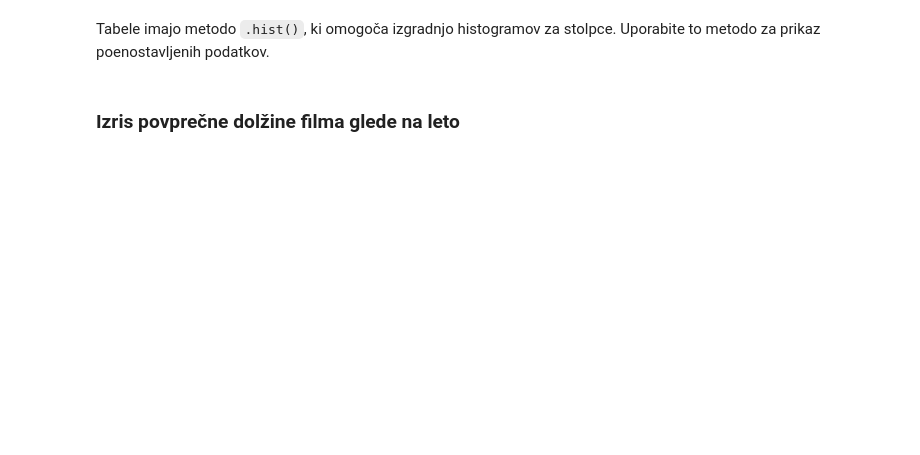
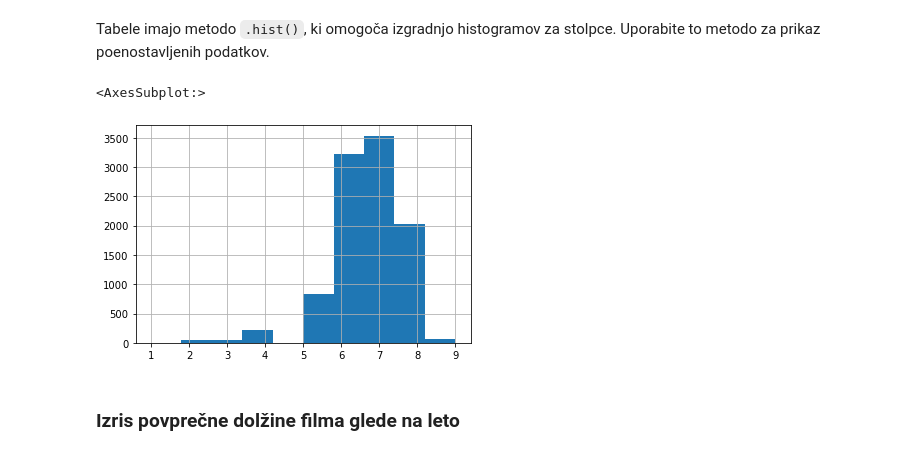
Before and after one commit to timkalan/programiranje-1, a Jupyter notebook: 03-knjiznica-pandas/vaje/pandas_101.ipynb, the cells around one changed output. Drawn from its saved outputs; the diff is of its cells as text; code cells hidden in the pictures; blank space fills up the shorter version.

```diff
--- a/03-knjiznica-pandas/vaje/pandas_101.ipynb
+++ b/03-knjiznica-pandas/vaje/pandas_101.ipynb
@@ -66,4 +234,9 @@ Naredite stolpični diagram teh podatkov.
 # %% [markdown]
 Tabele imajo metodo `.hist()`, ki omogoča izgradnjo histogramov za stolpce. Uporabite to metodo za prikaz poenostavljenih podatkov.
+# %%
+filmi['zaokrozene_ocene'].hist()
+# %% [output]
+<AxesSubplot:>
+[figure, added]
 # %% [markdown]
 ### Izris povprečne dolžine filma glede na leto
```
Also changed, not shown: parts of 16 cells of this notebook, 1 other file.
